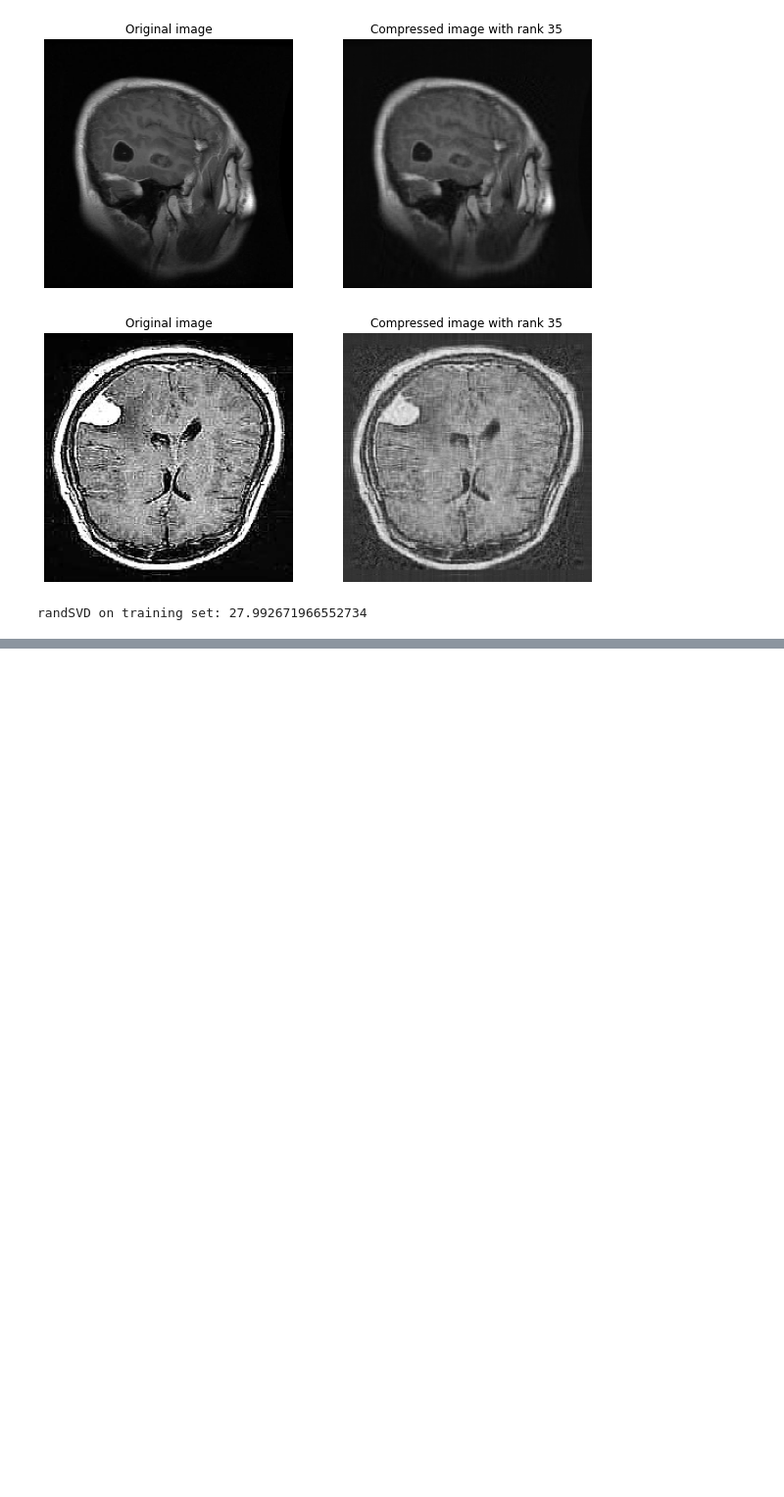
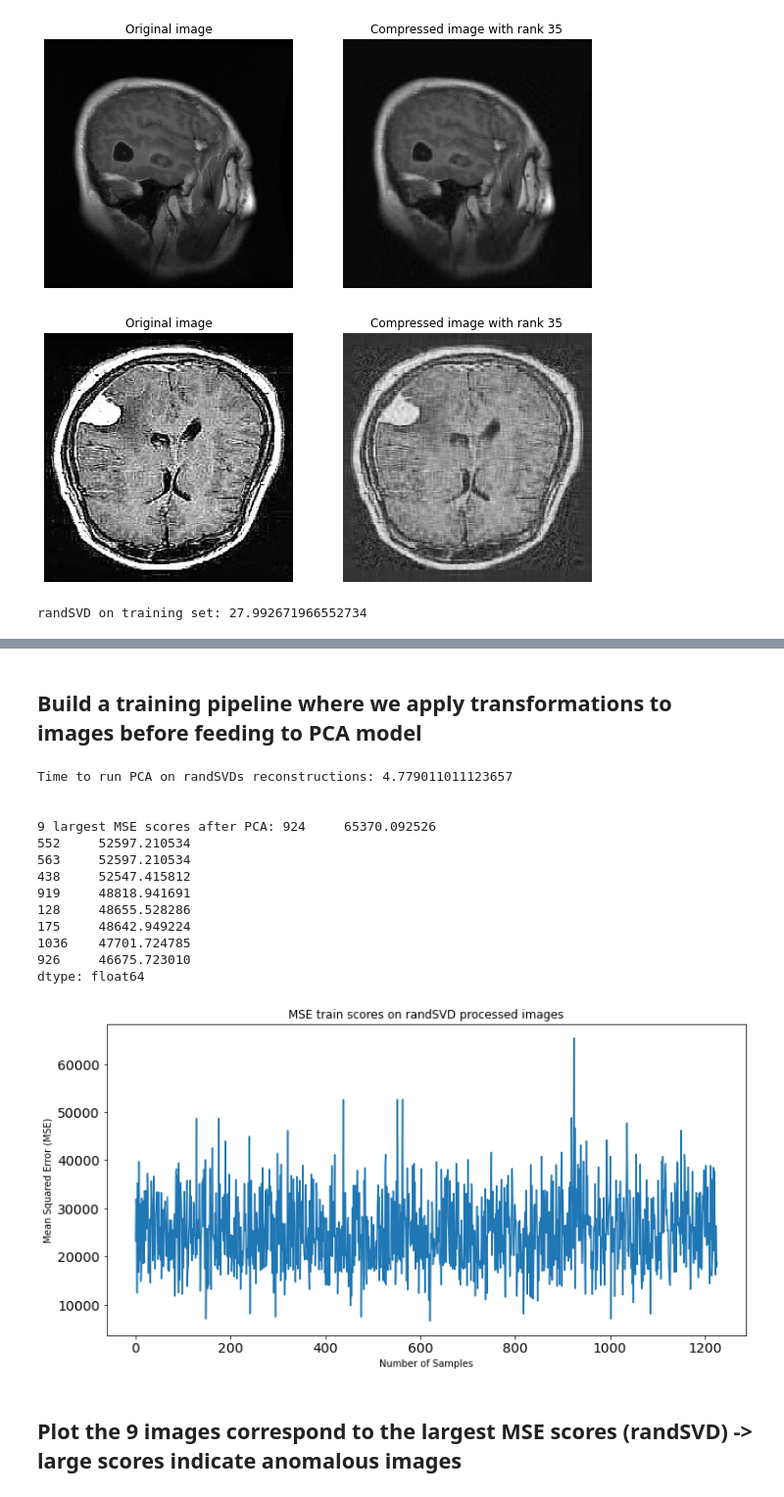
Before and after one commit to nsuttora/Anomaly-Detection-Numerical-LinAlg-for-Big-Data, a Jupyter notebook: pca_baseline.ipynb, the cells around one changed output, grey strips where cells are left out. Shown at 98% size. Saved outputs shown, nothing was run; the diff lists cells and outputs as text; code cells hidden in the pictures; blank space fills up the shorter version.

```diff
--- a/pca_baseline.ipynb
+++ b/pca_baseline.ipynb
@@ -421,0 +315,2 @@ plt.show()
+# %% [markdown]
+## Build a training pipeline where we apply transformations to images before feeding to PCA model
@@ -421,0 +376,24 @@ plt.show()
+# %%
+# Load the dataset containing tumor and non-tumor images
+
+_, _, _, _, pca_t, pca_no_t = load_images(pca_path, "PCAdataset")
+
+pca_MODEL, pca_DF, mse_train_scores_randSVD = run_training(pca_t, pca_no_t, standardize, randSVD_recon, nmf_recon,
+                                                   "randSVD", plot_mse=True)
+# %% [output]
+Time to run PCA on randSVDs reconstructions: 4.779011011123657
+
+
+9 largest MSE scores after PCA: 924     65370.092526
+552     52597.210534
+563     52597.210534
+438     52547.415812
+919     48818.941691
+128     48655.528286
+175     48642.949224
+1036    47701.724785
+926     46675.723010
+dtype: float64
+[figure, added]
+# %% [markdown]
+## Plot the 9 images correspond to the largest MSE scores (randSVD) -> large scores indicate anomalous images
```
Also changed, not shown: parts of 40 cells of this notebook.
